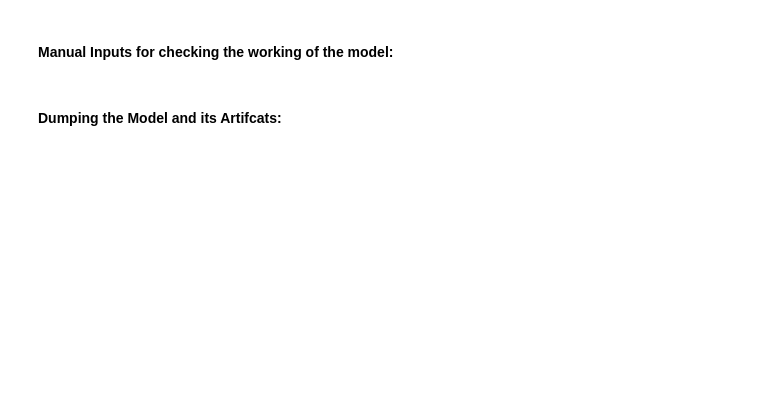
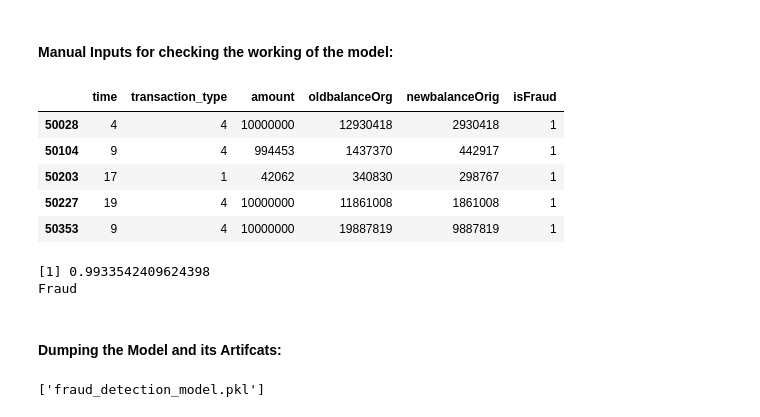
Before and after one commit to adin11/online-payment-fraud-detection-system, a Jupyter notebook: model.ipynb, the cells around one changed output. Drawn from its saved outputs; the diff is of its cells as text; code cells hidden in the pictures; blank space fills up the shorter version.

```diff
--- a/model.ipynb
+++ b/model.ipynb
@@ -181,5 +313,5 @@ plt.show()
 # %% [markdown]
 #### Removing columns based on Domain knowledge
 # %%
-df.drop(columns=['step','nameOrig','nameDest','isFlaggedFraud','oldbalanceDest','newbalanceDest'],inplace=True)
+df.drop(columns=['nameOrig','nameDest','isFlaggedFraud','oldbalanceDest','newbalanceDest'],inplace=True)
 df.head(2)
@@ -304,23 +564,36 @@ plt.show()
 # %% [markdown]
 #### Manual Inputs for checking the working of the model:
 # %%
-X.head(2)
+df.query('isFraud ==1 and newbalanceOrig != 0').head(5)
+# %% [output]
+|  | time | transaction_type | amount | oldbalanceOrg | newbalanceOrig | isFraud |
+| 50028 | 4 | 4 | 10000000 | 12930418 | 2930418 | 1 |
+| 50104 | 9 | 4 | 994453 | 1437370 | 442917 | 1 |
+| 50203 | 17 | 1 | 42062 | 340830 | 298767 | 1 |
+| 50227 | 19 | 4 | 10000000 | 11861008 | 1861008 | 1 |
+| 50353 | 9 | 4 | 10000000 | 19887819 | 9887819 | 1 |
 # %%
-value = best_model.predict([[1,10240,200000,0]])
-print(value)
+value = best_model.predict([[4,4,10000000,12930418,2930418]])
+probability = best_model.predict_proba([[4,4,10000000,12930418,2930418]])
+print(value,probability[0][1])
 if value == 0:
     print("Not a Fraud")
 else:
     print("Fraud")
+# %% [output]
+[1] 0.9933542409624398
+Fraud
 # %% [markdown]
 #### Dumping the Model and its Artifcats:
 # %%
-# import joblib
+import joblib
 
-# model_data = {
-#     'model':best_model,
-#     'features':X_train.columns,
-#     'label_mapping': {0: 'Not Fraud', 1: 'Fraud'}
-# }
+model_data = {
+    'model':best_model,
+    'features':X_train.columns,
+    'label_mapping': {0: 'Not Fraud', 1: 'Fraud'}
+}
 
-# joblib.dump(model_data,'fraud_detection_model.pkl')
+joblib.dump(model_data,'fraud_detection_model.pkl')
+# %% [output]
+['fraud_detection_model.pkl']
```
Also changed, not shown: parts of 56 cells of this notebook, 4 other files.
